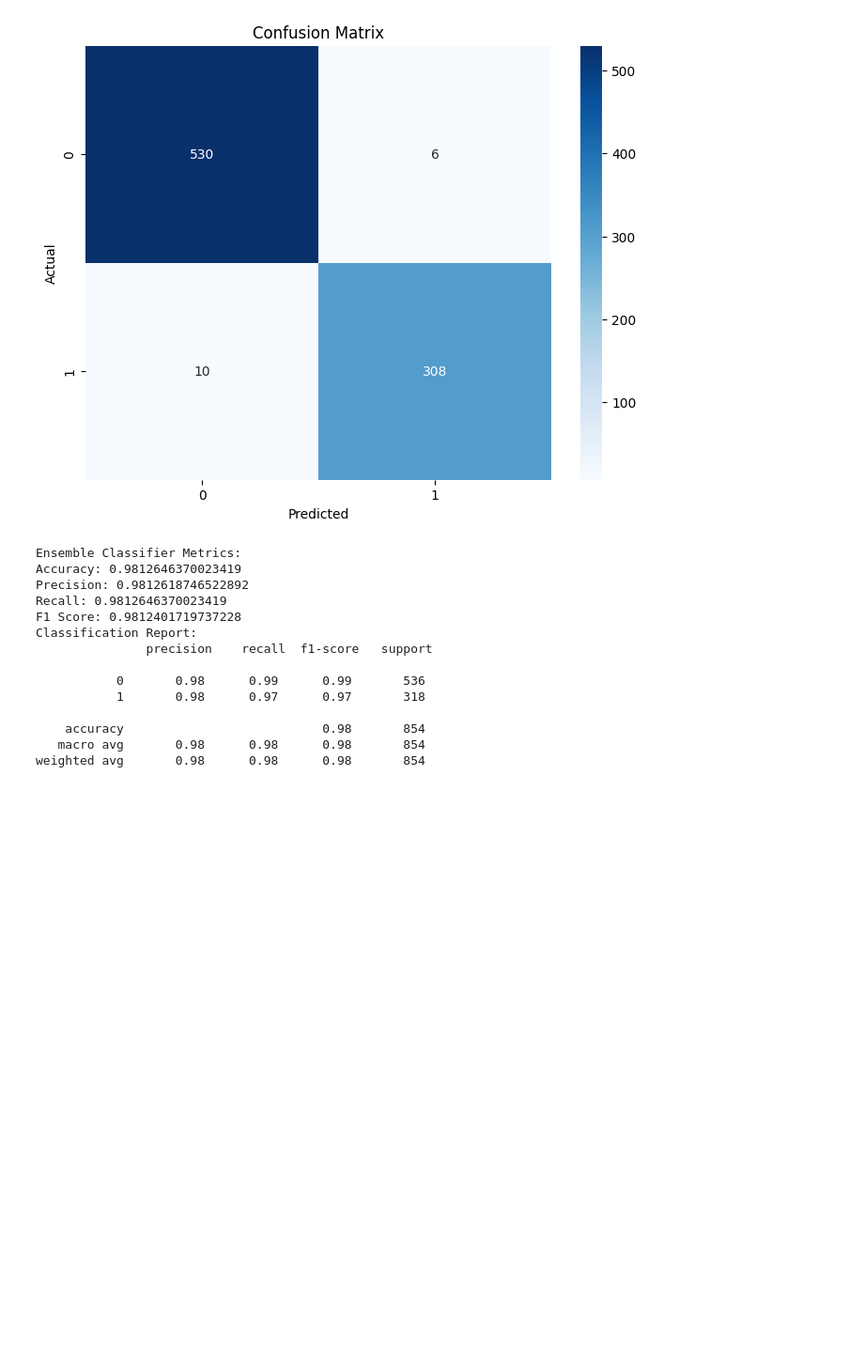
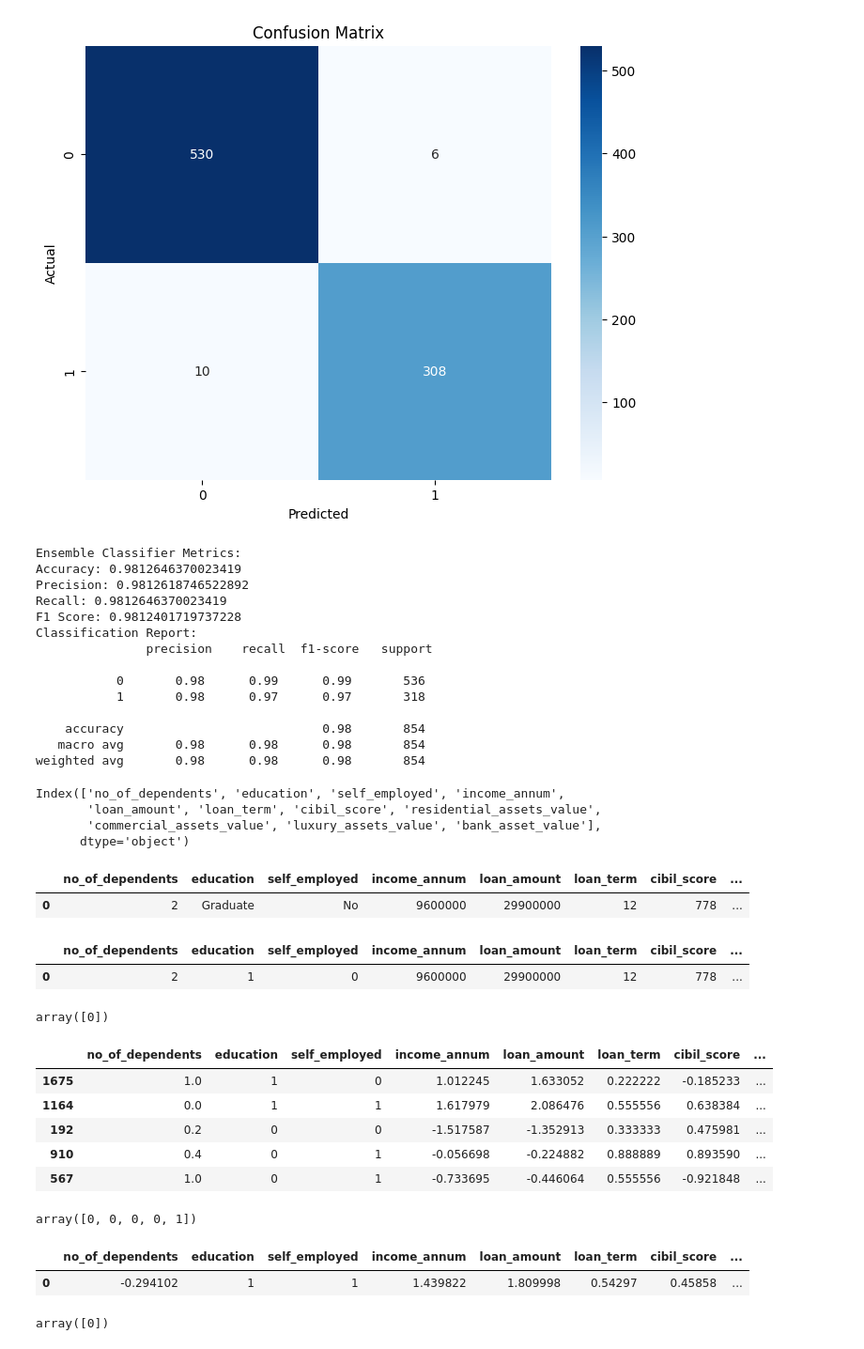
Before and after one commit to M254-bto/Loan-Approval, a Jupyter notebook: Loan Approval.ipynb, the cells around one changed output. Shown at 94% size. Saved outputs shown, nothing was run; the diff lists cells and outputs as text; code cells hidden in the pictures; blank space fills up the shorter version.

```diff
--- a/Loan Approval.ipynb
+++ b/Loan Approval.ipynb
@@ -178,8 +178,10 @@ numerical_columns = ['income_annum', 'loan_amount', 'cibil_score',
                       'bank_asset_value']
 min_max_cols = ['no_of_dependents', 'loan_term']
 # Apply scaling to the numerical columns
-X[numerical_columns] = scaler.fit_transform(X[numerical_columns])
-X[min_max_cols] = min_max.fit_transform(X[min_max_cols])
+scaler.fit(X[numerical_columns])
+X[numerical_columns] = scaler.transform(X[numerical_columns])
+min_max.fit(X[min_max_cols])
+X[min_max_cols] = min_max.transform(X[min_max_cols])
 # Display the scaled feature variables (X) and the target variable (y)
 print("Scaled Feature Variables (x):")
 print(X.head())
@@ -675,3 +680,10 @@ import pickle
 
 with open('model2.pkl', 'wb') as f:
     pickle.dump(ensemble_classifier, f)
+# %%
+x_train.columns
+# %% [output]
+Index(['no_of_dependents', 'education', 'self_employed', 'income_annum',
+       'loan_amount', 'loan_term', 'cibil_score', 'residential_assets_value',
+       'commercial_assets_value', 'luxury_assets_value', 'bank_asset_value'],
+      dtype='object')
@@ -677,0 +693,5 @@ with open('model2.pkl', 'wb') as f:
+# %%
+testdf
+# %% [output]
+|  | no_of_dependents | education | self_employed | income_annum | loan_amount | loan_term | cibil_score | ... |
+| 0 | 2 | Graduate | No | 9600000 | 29900000 | 12 | 778 | ... |
@@ -677,0 +702,24 @@ with open('model2.pkl', 'wb') as f:
+# %%
+testdf
+# %% [output]
+|  | no_of_dependents | education | self_employed | income_annum | loan_amount | loan_term | cibil_score | ... |
+| 0 | 2 | 1 | 0 | 9600000 | 29900000 | 12 | 778 | ... |
+# %%
+random_forest.predict(testdf)
+# %% [output]
+array([0])
+# %%
+test_df = x_train.head(5)
+test_df_p = y_train.head(5)
+test_df
+# %% [output]
+|  | no_of_dependents | education | self_employed | income_annum | loan_amount | loan_term | cibil_score | ... |
+| 1675 | 1.0 | 1 | 0 | 1.012245 | 1.633052 | 0.222222 | -0.185233 | ... |
+| 1164 | 0.0 | 1 | 1 | 1.617979 | 2.086476 | 0.555556 | 0.638384 | ... |
+| 192 | 0.2 | 0 | 0 | -1.517587 | -1.352913 | 0.333333 | 0.475981 | ... |
+| 910 | 0.4 | 0 | 1 | -0.056698 | -0.224882 | 0.888889 | 0.893590 | ... |
+| 567 | 1.0 | 0 | 1 | -0.733695 | -0.446064 | 0.555556 | -0.921848 | ... |
+# %%
+random_forest.predict(test_df)
+# %% [output]
+array([0, 0, 0, 0, 1])
@@ -677,0 +729,9 @@ with open('model2.pkl', 'wb') as f:
+# %%
+pr_d
+# %% [output]
+|  | no_of_dependents | education | self_employed | income_annum | loan_amount | loan_term | cibil_score | ... |
+| 0 | -0.294102 | 1 | 1 | 1.439822 | 1.809998 | 0.54297 | 0.45858 | ... |
+# %%
+random_forest.predict(pr_d)
+# %% [output]
+array([0])
```
Also changed, not shown: parts of 5 cells of this notebook, 3 other files.
